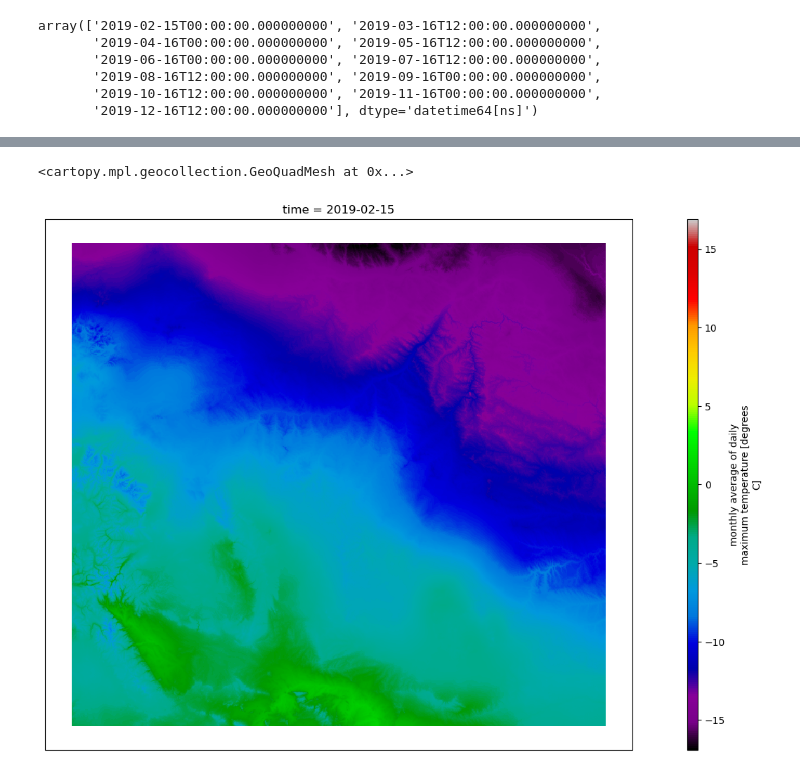
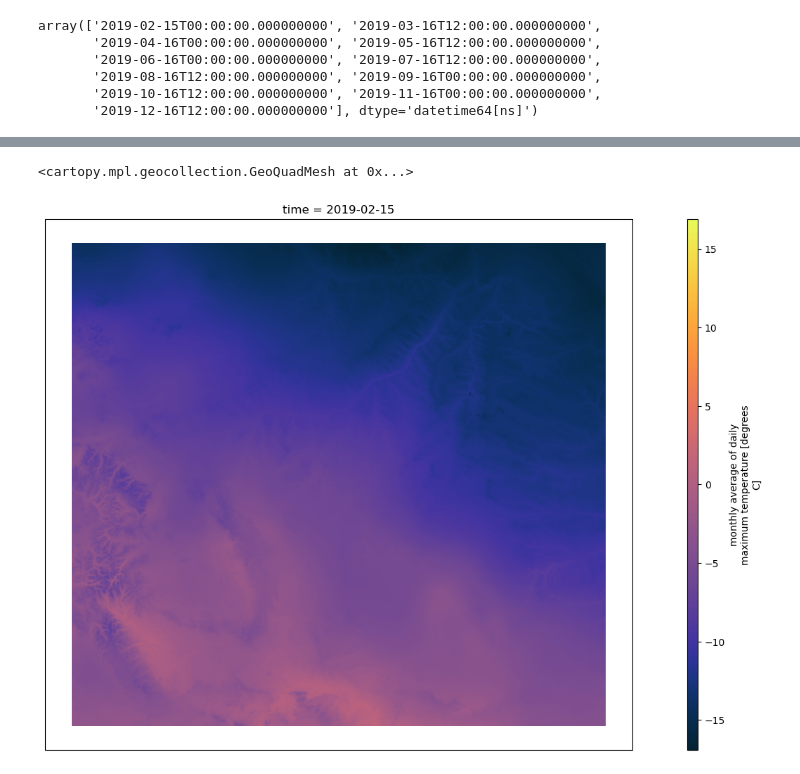
Before and after one commit to mmcfarland/pc-notebook-scratch, a Jupyter notebook: daymet/daymet-na-zarr.ipynb, the cells around one changed output, grey strips where cells are left out. Cells and saved outputs as stored; diff of their text form; code cells hidden in the pictures.

```diff
--- a/daymet/daymet-na-zarr.ipynb
+++ b/daymet/daymet-na-zarr.ipynb
@@ -46,14 +44,16 @@ array(['2019-02-15T00:00:00.000000000', '2019-03-16T12:00:00.000000000',
 factor=1
 with xr.set_options(keep_attrs=True):
     t = ds.tmax.sel(time="2019-02-15", method="nearest").coarsen(dim={'x': factor, 'y': factor}, boundary="trim").mean().compute()
+    p = ds.prcp.sel(time="2019-02-15", method="nearest").coarsen(dim={'x': factor, 'y': factor}, boundary="trim").mean().compute()
+    vp = ds.vp.sel(time="2019-02-15", method="nearest").coarsen(dim={'x': factor, 'y': factor}, boundary="trim").mean().compute()
 # %%
 import cartopy.crs as ccrs
 
 lcc = ds.variables["lambert_conformal_conic"].attrs
 
 prj_kwargs = dict(
-    central_latitude=lcc['latitude_of_projection_origin'][0],
-    central_longitude=lcc['longitude_of_central_meridian'][0],
+    central_latitude=lcc['latitude_of_projection_origin'],
+    central_longitude=lcc['longitude_of_central_meridian'],
     standard_parallels=(lcc["standard_parallel"])
 )
 
@@ -133,9 +138,9 @@ t1.plot(ax=ax, transform=prj, cmap="nipy_spectral", cbar_kwargs={"aspect": 50})
 # %%
 fig = plt.figure(figsize=(20,10), dpi=100)
 ax = plt.axes(projection=prj)
 
-t1 = t.sel(y=slice(650_000, 648), x=slice(-800_000, -80_000))
-t1.plot(ax=ax, transform=prj, cmap="nipy_spectral", cbar_kwargs={"aspect": 50})
+p1 = t.sel(y=slice(650_000, 648), x=slice(-800_000, -80_000))
+p1.plot(ax=ax, transform=prj, cmap=cmocean.cm.thermal, cbar_kwargs={"aspect": 50})
 # %% [output]
 <cartopy.mpl.geocollection.GeoQuadMesh at 0x...>
-[figure, old version]
+[figure, new version]
```
Also changed, not shown: parts of 7 cells of this notebook, 3 other files.
